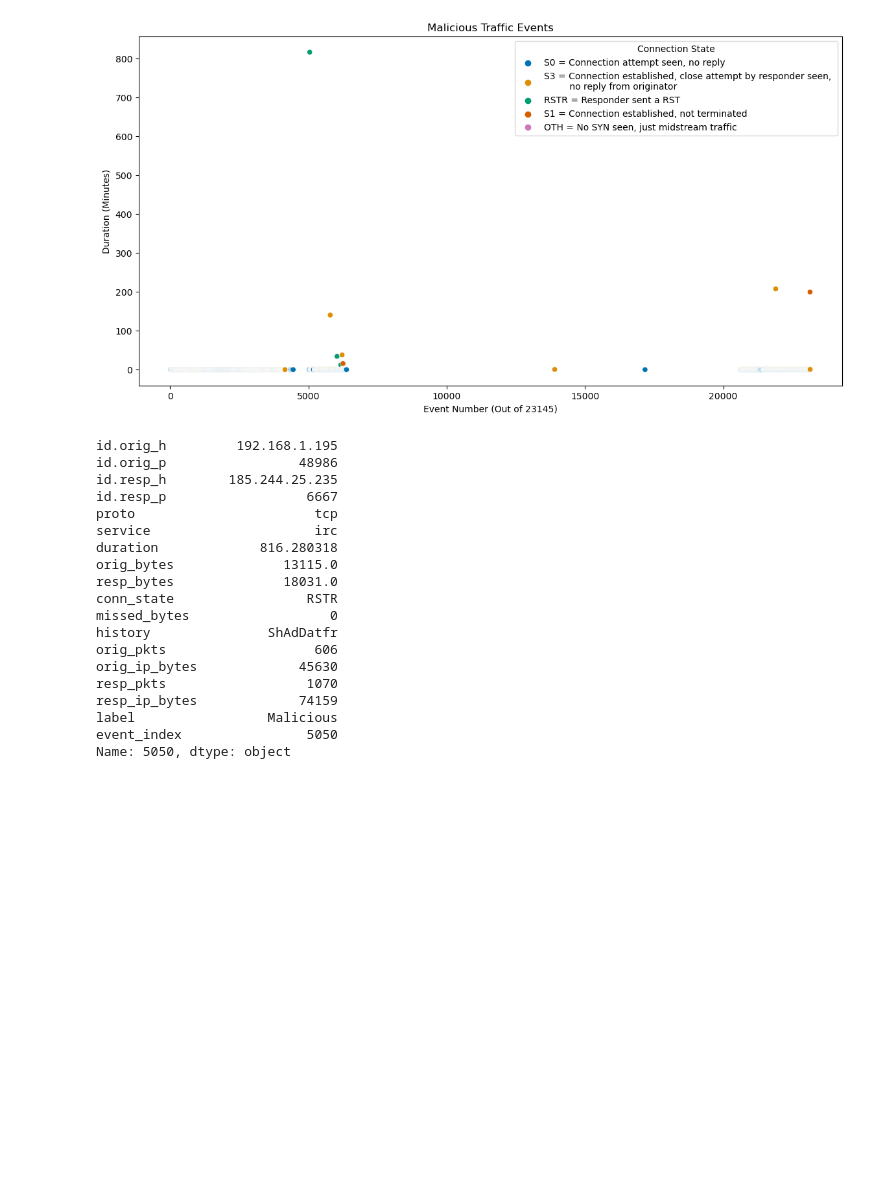
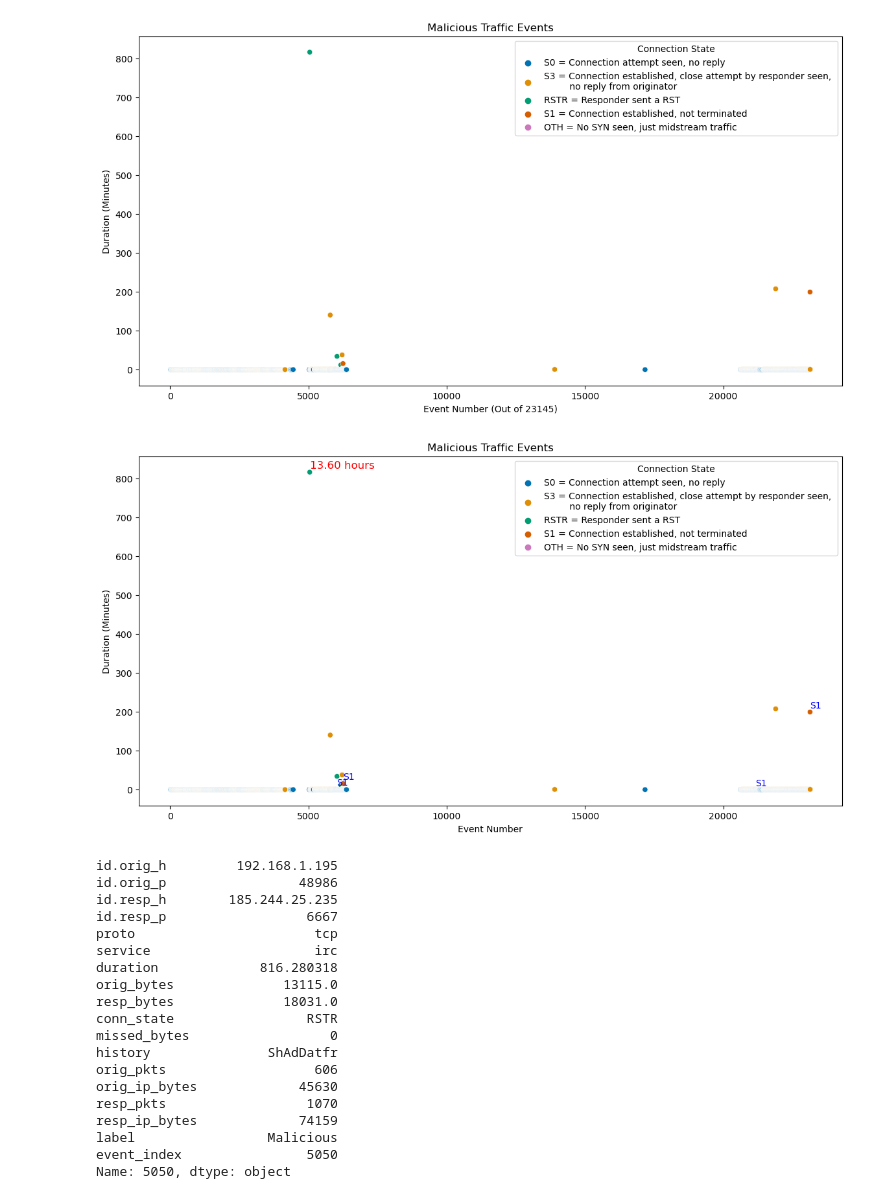
Before and after one commit to sdave777/Internet-of-Things_IDS_Data, a Jupyter notebook: Scratch.ipynb, the cells around one changed output. Saved outputs shown, nothing was run; the diff lists cells and outputs as text; code cells hidden in the pictures; blank space fills up the shorter version.

Commit message:
New chart with labels for readability

```diff
--- a/Scratch.ipynb
+++ b/Scratch.ipynb
@@ -170,6 +181,49 @@ scatter_plot.legend(handles, new_labels, title='Connection State', loc='upper ri
 plt.show()
 # %% [output]
 [figure]
+# %%
+longest_duration_event = malicious_data.loc[malicious_data['duration'].idxmax()]
+
+# Convert the longest duration to hours
+longest_duration_hours = longest_duration_event['duration'] / 60
+
+# Filter S1 connections
+s1_connections = malicious_data[malicious_data['conn_state'] == 'S1']
+
+plt.figure(figsize=(14, 7))
+scatter_plot = sns.scatterplot(data=malicious_data, x='event_index', y='duration', hue='conn_state', palette='colorblind', legend='full')
+plt.title('Malicious Traffic Events')
+plt.xlabel('Event Number')
+plt.ylabel('Duration (Minutes)')
+
+# Annotate the longest duration event with the duration in hours
+plt.text(longest_duration_event['event_index'], longest_duration_event['duration'] + 10,
+         f'{longest_duration_hours:.2f} hours', fontsize=12, color='red', ha='left')
+
+# Highlight S1 connections with text annotations
+for _, row in s1_connections.iterrows():
+    plt.text(row['event_index'], row['duration'] + 10, 'S1', fontsize=10, color='blue', ha='left')
+
+legend_labels = {
+    'S0': 'S0 = Connection attempt seen, no reply',
+    'S3': 'S3 = Connection established, close attempt by responder seen, \n         no reply from originator',
+    'RSTR': 'RSTR = Responder sent a RST',
+    'S1': 'S1 = Connection established, not terminated',
+    'OTH': 'OTH = No SYN seen, just midstream traffic'
+}
+
+# Get the current handles and labels
+handles, labels = scatter_plot.get_legend_handles_labels()
+
+# Replace the labels with the custom labels
+new_labels = [legend_labels.get(label, label) for label in labels]
+
+# Create the custom legend
+scatter_plot.legend(handles, new_labels, title='Connection State', loc='upper right')
+
+plt.show()
+# %% [output]
+[figure, added]
 # %%
 max_duration_row = malicious_data.loc[malicious_data['duration'].idxmax()]
 
```
Also changed, not shown: parts of 1 cell of this notebook, 1 other file.
